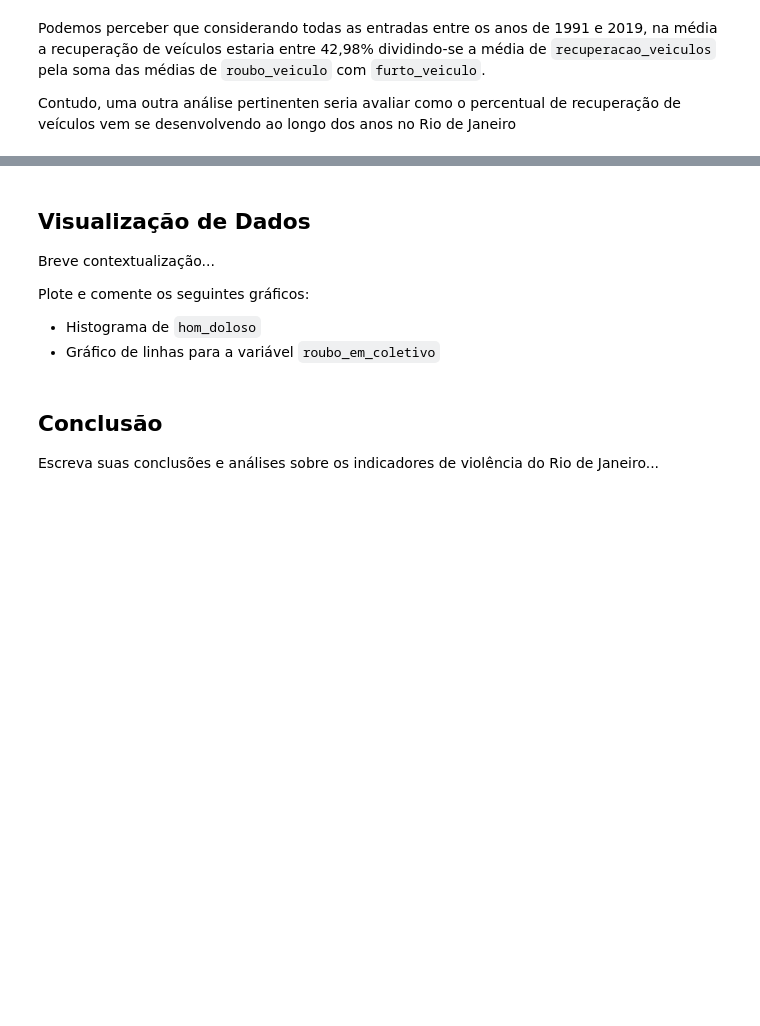
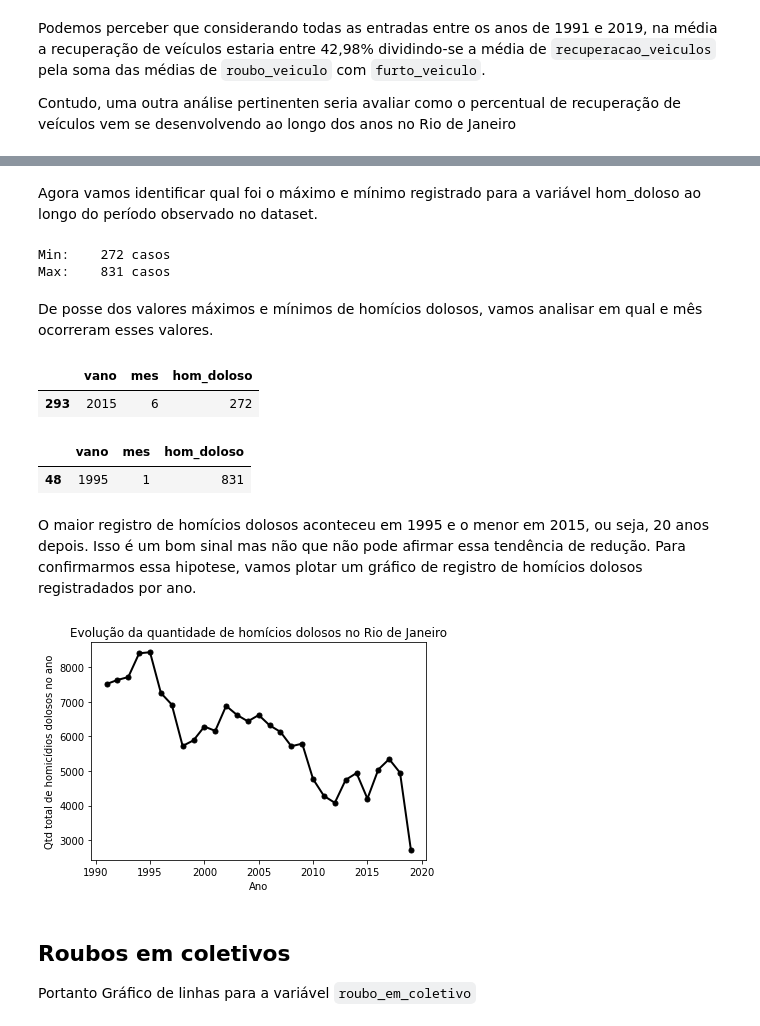
Before and after one commit to caiobmbr/datascience-projects, a Jupyter notebook: Analisando_a_Violência_no_Rio_de_Janeiro.ipynb, the cells around one changed output, grey strips where cells are left out. Saved outputs shown, nothing was run; the diff lists cells and outputs as text; code cells hidden in the pictures; blank space fills up the shorter version.

```diff
--- a/Analisando_a_Violência_no_Rio_de_Janeiro.ipynb
+++ b/Analisando_a_Violência_no_Rio_de_Janeiro.ipynb
@@ -162,13 +201,43 @@ Comentar sobre o gráfico
+# %% [markdown]
+Agora vamos identificar qual foi o máximo e mínimo registrado para a variável hom_doloso ao longo do período observado no dataset.
+# %%
+# valores max e min de hom_doloso
+max_hom_doloso = df.hom_doloso.max()
+min_hom_doloso = df.hom_doloso.min()
+
+# imprimir os valores máximos e mínimos
+print("Min:\t{} casos".format(min_hom_doloso))
+print("Max:\t{} casos".format(max_hom_doloso))
+# %% [output]
+Min:    272 casos
+Max:    831 casos
+# %% [markdown]
+De posse dos valores máximos e mínimos de homícios dolosos, vamos analisar em qual e mês ocorreram esses valores.
+# %%
+# Ano e mês para o registro mínimo de homícios dolosos
+df[['vano', 'mes', 'hom_doloso']][df.hom_doloso == min_hom_doloso]
+# %% [output]
+|  | vano | mes | hom_doloso |
+| 293 | 2015 | 6 | 272 |
+# %%
+# Ano e mês para o registro máximo de homícios dolosos
+df[['vano', 'mes', 'hom_doloso']][df.hom_doloso == max_hom_doloso]
+# %% [output]
+|  | vano | mes | hom_doloso |
+| 48 | 1995 | 1 | 831 |
+# %% [markdown]
+O maior registro de homícios dolosos aconteceu em 1995 e o menor em 2015, ou seja, 20 anos depois. Isso é um bom sinal mas não que não pode afirmar essa tendência de redução. Para confirmarmos essa hipotese, vamos plotar um gráfico de registro de homícios dolosos registradados por ano.
+# %%
+# plotar o gráfico sobre a evolução da quantidade de registro de homícios dolosos por ano no Rio de Janeiro
+df_hom_doloso = df.groupby(by=['vano']).hom_doloso.sum()
+
+ax = df_hom_doloso.plot(lw=2, colormap='bone', marker='.', markersize=10, title='Evolução da quantidade de homícios dolosos no Rio de Janeiro')
+ax.set_xlabel("Ano")
+ax.set_ylabel("Qtd total de homicídios dolosos no ano")
+plt.show()
+# %% [output]
+[figure, added]
 # %% [markdown]
-## Visualização de Dados
+## Roubos em coletivos
 
-Breve contextualização...
-
-Plote e comente os seguintes gráficos:
-
-* Histograma de `hom_doloso`
-* Gráfico de linhas para a variável `roubo_em_coletivo`
+Portanto Gráfico de linhas para a variável `roubo_em_coletivo`
-# %% [markdown]
-## Conclusão
-
-Escreva suas conclusões e análises sobre os indicadores de violência do Rio de Janeiro...
```
Also changed, not shown: parts of 13 cells of this notebook.
